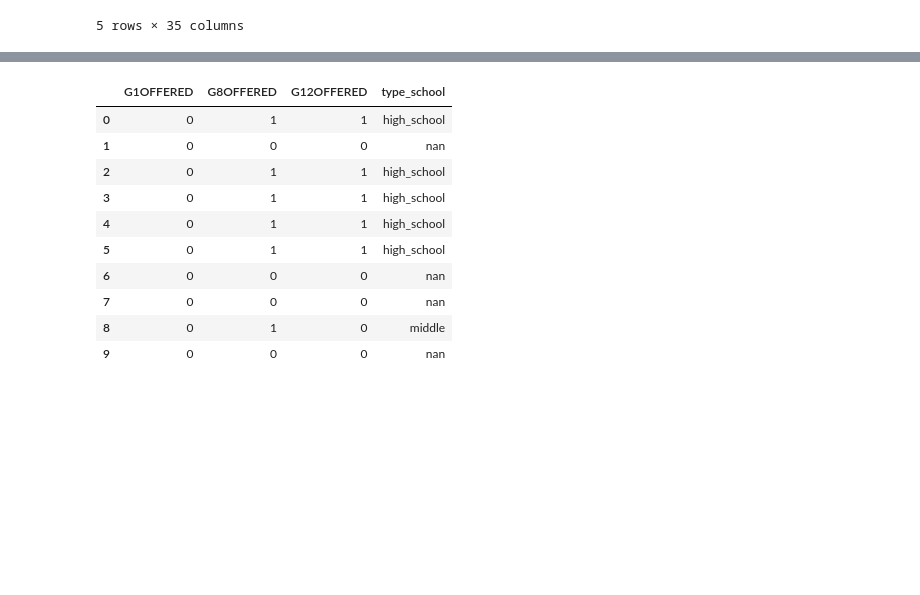
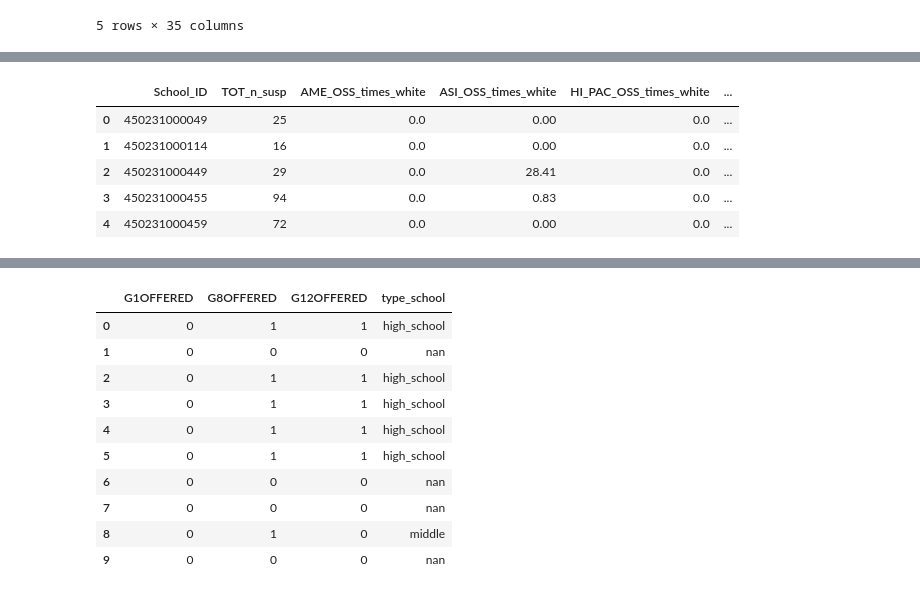
Before and after one commit to nrb75/SchoolSelect, a Jupyter notebook: School_preprocessing.ipynb, the cells around one changed output, grey strips where cells are left out. Saved outputs shown, nothing was run; the diff lists cells and outputs as text; code cells hidden in the pictures; blank space fills up the shorter version.

Commit message:
filtering school data

```diff
--- a/School_preprocessing.ipynb
+++ b/School_preprocessing.ipynb
@@ -55,0 +220,13 @@ suspensions.head()
+# %%
+susp_keep=['School_ID', 'TOT_n_susp', 'AME_OSS_times_white', 'ASI_OSS_times_white', 'HI_PAC_OSS_times_white', 'BLA_OSS_times_white', 'HIS_OSS_times_white', 'TWO_OSS_times_white', 'TOT_n_enrollment']
+
+suspensions=suspensions[susp_keep]
+# %%
+suspensions.head()
+# %% [output]
+|  | School_ID | TOT_n_susp | AME_OSS_times_white | ASI_OSS_times_white | HI_PAC_OSS_times_white | ... |
+| 0 | 450231000049 | 25 | 0.0 | 0.00 | 0.0 | ... |
+| 1 | 450231000114 | 16 | 0.0 | 0.00 | 0.0 | ... |
+| 2 | 450231000449 | 29 | 0.0 | 28.41 | 0.0 | ... |
+| 3 | 450231000455 | 94 | 0.0 | 0.83 | 0.0 | ... |
+| 4 | 450231000459 | 72 | 0.0 | 0.00 | 0.0 | ... |
```
Also changed, not shown: parts of 37 cells of this notebook.
